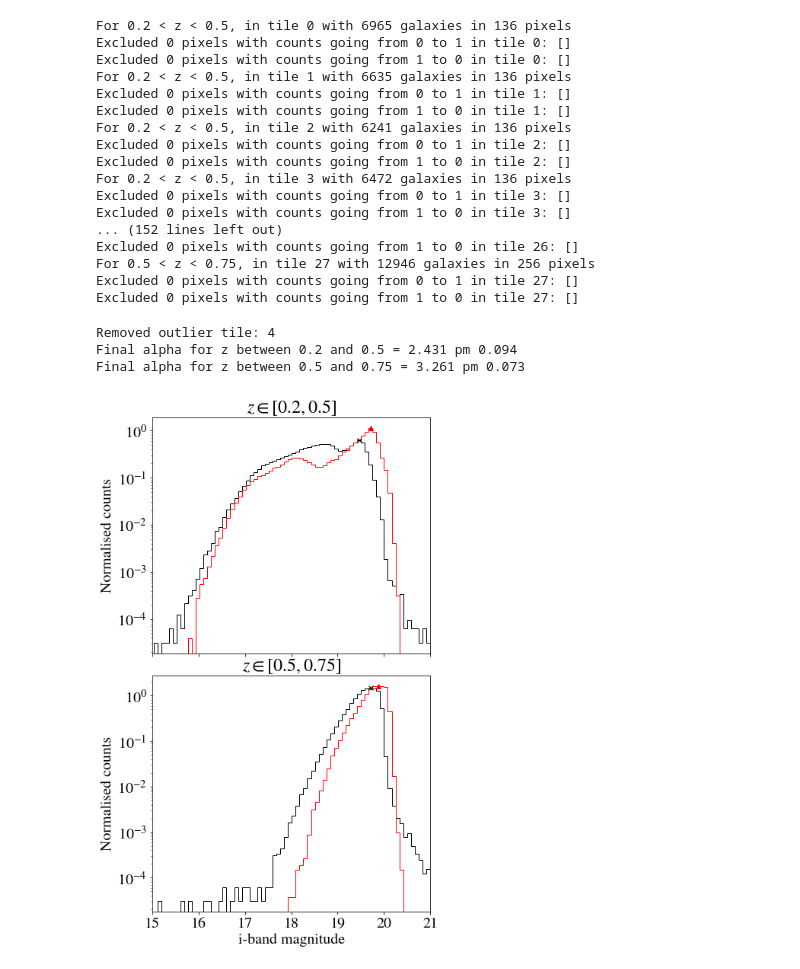
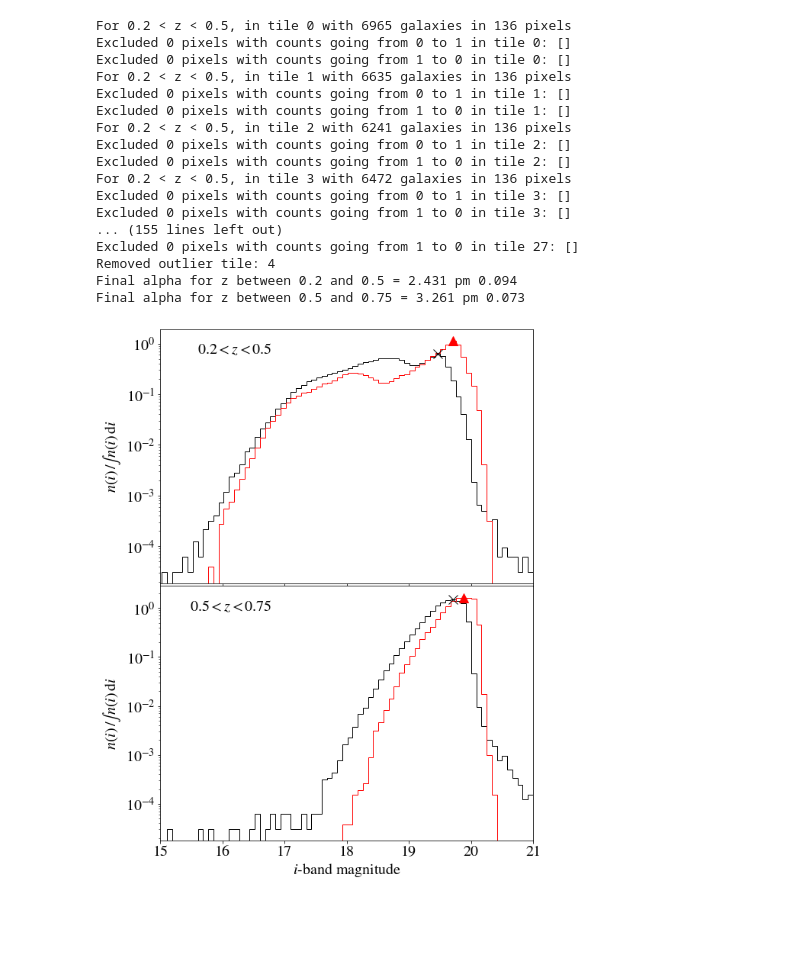
Before and after one commit to mwiet/MAGBET, a Jupyter notebook: MAGBET_module_demo.ipynb, the cells around one changed output. Saved outputs shown, nothing was run; the diff lists cells and outputs as text; code cells hidden in the pictures; blank space fills up the shorter version.

```diff
--- a/MAGBET_module_demo.ipynb
+++ b/MAGBET_module_demo.ipynb
@@ -32,17 +62,9 @@ mag_limit      = None
 # %%
+#NOTE: IF THE SIMULATIONS USED IN THE ANALYSIS ASSUME THE MAGNIFICATION FACTOR mu = 1 + 2*kappa, USE THE FUNCTIONS BELOW:
+
 #Finds alpha values for each tile by fitting the galaxy count difference with respect to the simulated convergence
 
-#Read unmagnified file | Dilution = False always, since we only want coords before magnification
-ra, dec, kappa, z = read_MICE2_fits(filename_nomag,
-                                    dilution = False,
-                                    mag_limited = mag_limited, mag_limit_band = mag_limit_band, mag_limit = mag_limit)
-
-#Read magnified file
-dilution = True
-ramag, decmag, kappamag, zmag = read_MICE2_fits(filename_mag, dilution, mag_limited, mag_limit_band, mag_limit)
-
-
-#Get relative difference of counts and mean convergence for each pixel over all tiles and reshift bins
+#Get relative difference of counts and mean convergence for each pixel over all tiles and reshift bins (assuming small convergence and shear)
 tessellation = True
 reldiff_list, kappa_list, unc_list = compare_mag(ra, dec, kappa, z,
                                                  ramag, decmag, kappamag, zmag,
@@ -51,14 +73,14 @@ reldiff_list, kappa_list, unc_list = compare_mag(ra, dec, kappa, z,
                                                  mag_limited, mag_limit_band, mag_limit)
 
 
-#Find alphas
+#Find alphas assuming small convergence and shear
 a_list, a_unc_list, gof_list, npix_list, tiles, alpha_est_list, alpha_est_unc_list = fit_kappa_vs_diff_tiled(reldiff_list, kappa_list, unc_list,
                                                                                                              nside, nside_tes,
                                                                                                              redshift_range,
                                                                                                              least_squares = True,
                                                                                                              dilution = True,
                                                                                                              mag_limited = mag_limited, mag_limit_band = mag_limit_band, mag_limit = mag_limit,
-                                                                                                             plots = True, tag = tag)
+                                                                                                             plots = False, tag = tag)
 
 # Outputs show the current redshift bin and tile that is being analysed together with the number of galaxies,
 # number of pixels and the coordinates of the anomalies that are being excluded.
@@ -75,11 +97,8 @@ Excluded 0 pixels with counts going from 1 to 0 in tile 2: []
 For 0.2 < z < 0.5, in tile 3 with 6472 galaxies in 136 pixels
 Excluded 0 pixels with counts going from 0 to 1 in tile 3: []
 Excluded 0 pixels with counts going from 1 to 0 in tile 3: []
-... (152 lines left out)
-Excluded 0 pixels with counts going from 1 to 0 in tile 26: []
-For 0.5 < z < 0.75, in tile 27 with 12946 galaxies in 256 pixels
-Excluded 0 pixels with counts going from 0 to 1 in tile 27: []
+... (155 lines left out)
 Excluded 0 pixels with counts going from 1 to 0 in tile 27: []
+Removed outlier tile: 4
+Final alpha for z between 0.2 and 0.5 = 2.431 pm 0.094
+Final alpha for z between 0.5 and 0.75 = 3.261 pm 0.073
-Removed outlier tile: 4
-Final alpha for z between 0.2 and 0.5 = 2.431 pm 0.094
-Final alpha for z between 0.5 and 0.75 = 3.261 pm 0.073
@@ -104,36 +144,44 @@ bin_edges = np.linspace(min([min(mag_obs), min(mag_sim)]), max([max(mag_obs), ma
 # %%
 # Plot of the galaxy number count distributions for each redshift bin
 
 bin_width = bin_edges[1:] - bin_edges[:-1]
 bin_centers = bin_edges[:-1] + (bin_width)/2
 xmin, xmax = 15, 21
 
-fig, axs = plt.subplots(len(redshift_range)-1)
+fig, axs = plt.subplots(len(redshift_range)-1, sharex=True)
+if not isinstance(axs, Iterable):
+    axs = [axs]
 
 for i in range(0, len(redshift_range)-1):
-    axs[i].title.set_text(r'$z \in [{0}, {1}]$'.format(round(redshift_range[i], 3), round(redshift_range[i+1], 3)))
+    #axs[i].title.set_text(r'$z \in [{0}, {1}]$'.format(round(redshift_range[i], 3), round(redshift_range[i+1], 3)))
     obs_counts, b, p = axs[i].hist(mag_obs[(redshift_range[i] <= z_obs) & (z_obs < redshift_range[i+1])], bin_edges, density = True, label = 'BOSS', histtype = 'step', color = 'k')
     sim_counts, b, p = axs[i].hist(mag_sim[(redshift_range[i] <= z_sim) & (z_sim < redshift_range[i+1])], bin_edges, density = True, label = 'MICE2', histtype = 'step', color = 'r')
 
     # Explicit recalculation and visualisation of how the code determines the galaxy count turn-off.
     peaks_obs, _ = find_peaks(obs_counts, height=0, prominence=(0.005, None))
     peaks_sim, _ = find_peaks(sim_counts, height=0, prominence=(0.005, None))
 
-    axs[i].plot(bin_centers[peaks_obs][-1], obs_counts[peaks_obs][-1], "x", color = 'k')
-    axs[i].plot(bin_centers[peaks_sim][-1], sim_counts[peaks_sim][-1], "^", color = 'r')
+    axs[i].plot(bin_centers[peaks_obs][-1], obs_counts[peaks_obs][-1], "x", color = 'k', ms = 12)
+    axs[i].plot(bin_centers[peaks_sim][-1], sim_counts[peaks_sim][-1], "^", color = 'r', ms = 12)
     axs[i].set_xlim([xmin, xmax])
-    axs[i].set_ylabel('Normalised counts')
+
+    axs[i].annotate(r'${0} < z < {1}$'.format(round(redshift_range[i], 3), round(redshift_range[i+1], 3)), xy=(xmin+2, 1),  xycoords='data',
+            xytext=(0.3, 0.95), textcoords='axes fraction',
+            horizontalalignment='right', verticalalignment='top',
+            )
+
+    axs[i].set_ylabel(r'$n(i)\, / \int n(i) \, \rm{d} \mathit{i}$')
     axs[i].set_yscale('log')
     if i < len(redshift_range)-2:
         plt.setp(axs[i].get_xticklabels(), visible=False)
 
-plt.xlabel('i-band magnitude')
-plt.gcf().set_size_inches(6, 5*(len(redshift_range)-1), forward=True)
+plt.xlabel(r'$i$-band magnitude')
+plt.gcf().set_size_inches(8, 5*(len(redshift_range)-1), forward=True)
 plt.tight_layout(pad=0)
 plt.savefig('count_histogram_from_{0}-band_bins={1}_{2}.pdf'.format('i', bins, tag))
 plt.show()
 # %% [output]
-[figure, old version]
+[figure, new version]
 # %%
 # Binning and counting of simulated data
 
```
Also changed, not shown: parts of 8 cells of this notebook, 1 other file.
